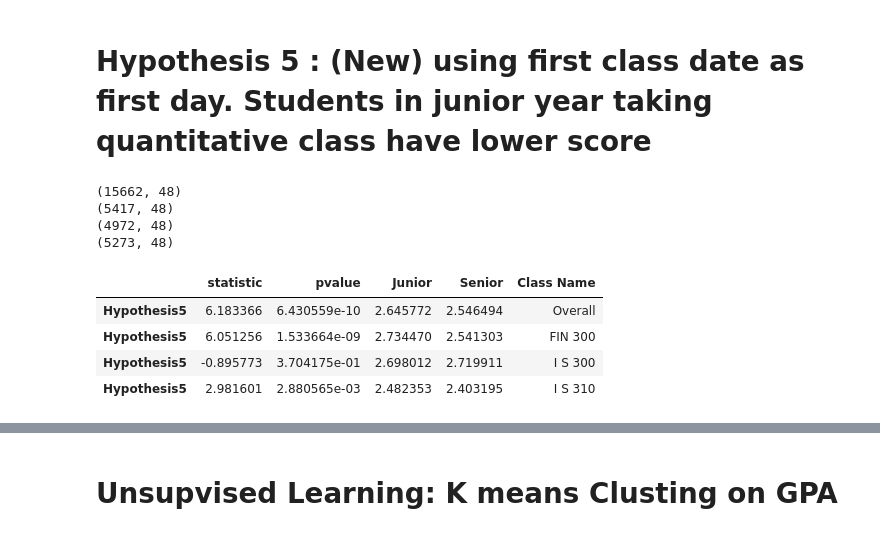
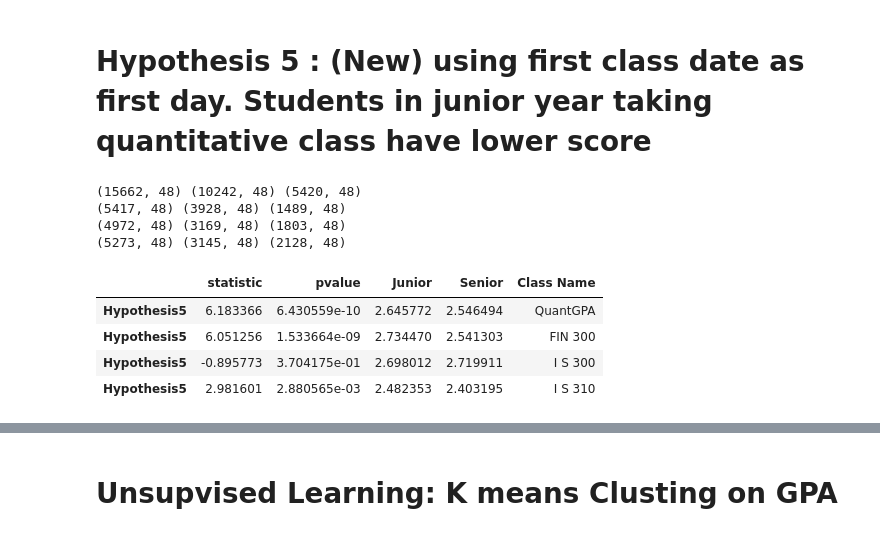
Before and after one commit to coolcottontail/research, a Jupyter notebook: research.ipynb, the cells around one changed output, grey strips where cells are left out. Drawn from its saved outputs; the diff is of its cells as text; code cells hidden in the pictures.

```diff
--- a/research.ipynb
+++ b/research.ipynb
@@ -110,7 +111,8 @@ print(dfCBA0.shape)
 (302040, 30)
 # %%
 dfCBA0["course_date"] = dfCBA0["CTERM_TERM_LDESC"].apply(lambda x: datetime.strptime(x.replace("Fall","09 01").replace("Spring","03 01").replace("Summer","06 01"), "%m %d %Y"))
-dfCBA1 = dfCBA0["course_date"].groupby(dfCBA0["EMPLID"]).agg({'course_counts': 'count', 'start_date': np.min, 'end_date': np.max })
+#dfCBA1 = dfCBA0["course_date"].groupby(dfCBA0["EMPLID"]).agg({'course_counts': 'count', 'start_date': np.min, 'end_date': np.max })
+dfCBA1 = dfCBA0["course_date"].groupby(dfCBA0["EMPLID"]).agg([('course_counts','count'), ('start_date', np.min),  ('end_date' , np.max )])
 dfCBA = dfCBA0.merge(dfCBA1, on = ['EMPLID'], how ='left')
 dfCBA.shape
 # %% [output]
@@ -653,7 +655,7 @@ df_5 = df_ttest.merge(df_admission, on = ['EMPLID'], how ='left')
 #print(df_ttest.shape)
 #df_5["course_date"] = df_5["CTERM_TERM_LDESC"].apply(lambda x: datetime.strptime(x.replace("Fall","09 01").replace("Spring","01 01"), "%m %d %Y"))
 df_5["start_time"]  = df_5.course_date - df_5.admission_date
-df_5["junior_year"] = df_5["start_time"].apply(lambda x: 1 if x <  timedelta(days=365*3) else 0)
+df_5["junior_year"] = df_5["start_time"].apply(lambda x: 1 if x <  timedelta(days=365*3  ) else 0)
 
 df_5 = df_5.loc[df_5["admission_date"].notnull()]
 df_5 = df_5.loc[df_5["quantitative"] == 1]
@@ -663,15 +665,15 @@ df_5 = df_5.loc[df_5["quantitative"] == 1]
 #print(df_5[["CTERM_TERM_LDESC", "course_date", "admission_date", "start_time", "junior_year", "quantitative"]])
 
 def run_ttest_on_h5(df):
-    print(df.shape)
     group1 = df[ df["junior_year"] == 1 ]
     group2 = df[ df["junior_year"] == 0 ]
+    print(df.shape,  group1.shape, group2.shape)
     return scipy.stats.ttest_ind(group1['score'], group2['score']), (group1["score"].mean(), group2["score"].mean())
 
 def run_hypothesis5(lesson):
     t_test_results = {}
     scores = {}
-    if lesson == "Overall":
+    if lesson == "QuantGPA":
         t_test_results["Hypothesis5"], scores["Hypothesis5"] = run_ttest_on_h5(df_5)
     else:
         t_test_results["Hypothesis5"], scores["Hypothesis5"] = run_ttest_on_h5(df_5.loc[df_5["lesson"] == lesson])
@@ -683,7 +685,7 @@ def run_hypothesis5(lesson):
     results_df['Class Name'] = lesson
     return results_df
 
-df_hp5_gpa = run_hypothesis5("Overall")
+df_hp5_gpa = run_hypothesis5("QuantGPA")
 df_hp5_fin300 = run_hypothesis5("FIN 300")
 df_hp5_is300 = run_hypothesis5("I S 300")
 df_hp5_is310 = run_hypothesis5("I S 310")
@@ -717,42 +719,41 @@ df_hyp51 = df_hyp51.loc[df_hyp51["quantitative"] == 1]
 #hist = df_hyp51["course_counts"].hist(bins=10)
 #print(df_hyp51.shape)
 
 def run_ttest_on_h5(df):
-    print(df.shape)
     group1 = df[ df["junior_year"] == 1 ]
     group2 = df[ df["junior_year"] == 0 ]
-
+    print(df.shape,  group1.shape, group2.shape)
     return scipy.stats.ttest_ind(group1['score'], group2['score']), (group1["score"].mean(), group2["score"].mean())
 
 def run_hypothesis5(lesson):
     t_test_results = {}
     scores = {}
-    if lesson == "Overall":
+    if lesson == "QuantGPA":
         t_test_results["Hypothesis5"], scores["Hypothesis5"] = run_ttest_on_h5(df_hyp51)
     else:
         t_test_results["Hypothesis5"], scores["Hypothesis5"] = run_ttest_on_h5(df_hyp51.loc[df_hyp51["lesson"] == lesson])
 
     results_df = pd.DataFrame.from_dict(t_test_results, orient='Index')
     scores_df = pd.DataFrame.from_dict(scores, orient='Index')
     results_df['Junior'] = scores_df[0].to_numpy()
     results_df['Senior'] = scores_df[1].to_numpy()
     results_df['Class Name'] = lesson
     return results_df
 
-df_hp5_gpa = run_hypothesis5("Overall")
+df_hp5_gpa = run_hypothesis5("QuantGPA")
 df_hp5_fin300 = run_hypothesis5("FIN 300")
 df_hp5_is300 = run_hypothesis5("I S 300")
 df_hp5_is310 = run_hypothesis5("I S 310")
 
 df_dataset = pd.concat([df_hp5_gpa, df_hp5_fin300, df_hp5_is300, df_hp5_is310])
 df_dataset
 # %% [output]
-(15662, 48)
-(5417, 48)
-(4972, 48)
-(5273, 48)
+(15662, 48) (10242, 48) (5420, 48)
+(5417, 48) (3928, 48) (1489, 48)
+(4972, 48) (3169, 48) (1803, 48)
+(5273, 48) (3145, 48) (2128, 48)
 |  | statistic | pvalue | Junior | Senior | Class Name |
-| Hypothesis5 | 6.183366 | 6.430559e-10 | 2.645772 | 2.546494 | Overall |
+| Hypothesis5 | 6.183366 | 6.430559e-10 | 2.645772 | 2.546494 | QuantGPA |
 | Hypothesis5 | 6.051256 | 1.533664e-09 | 2.734470 | 2.541303 | FIN 300 |
 | Hypothesis5 | -0.895773 | 3.704175e-01 | 2.698012 | 2.719911 | I S 300 |
 | Hypothesis5 | 2.981601 | 2.880565e-03 | 2.482353 | 2.403195 | I S 310 |
```
Also changed, not shown: parts of 5 cells of this notebook, 1 other file.
